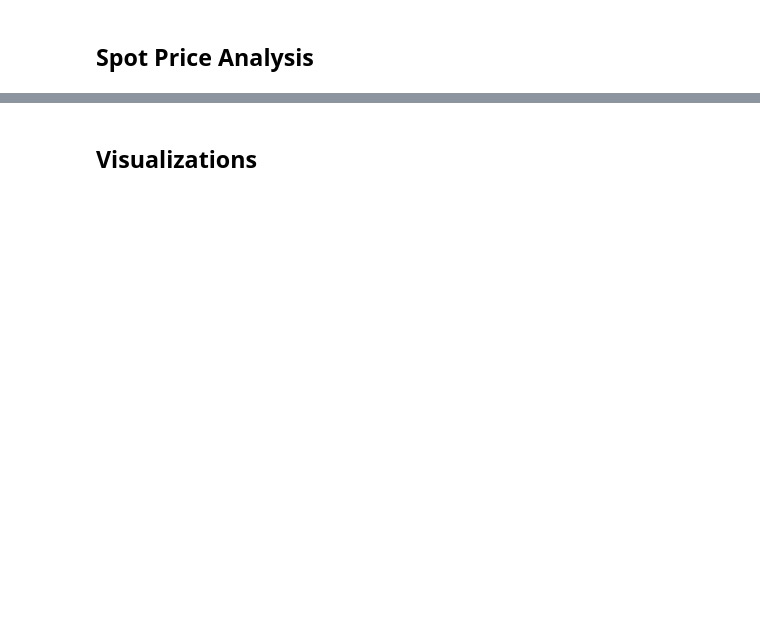
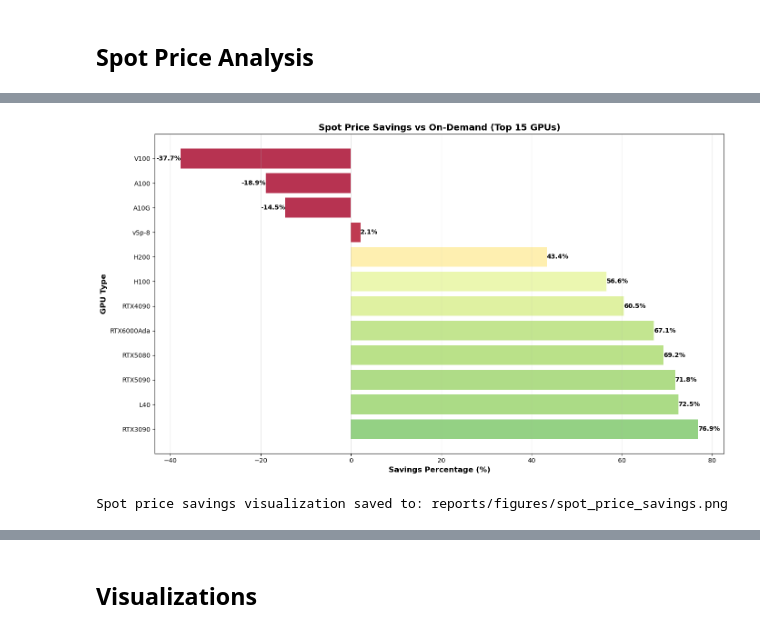
Before and after one commit to alex-hubbard/gpu_price_tracker, a Jupyter notebook: analysis.ipynb, the cells around one changed output, grey strips where cells are left out. Cells and saved outputs as stored; diff of their text form; code cells hidden in the pictures; blank space fills up the shorter version.

```diff
--- a/analysis.ipynb
+++ b/analysis.ipynb
@@ -259 +259,26 @@ print("Spot vs on-demand price comparison saved to: reports/figures/spot_vs_onde
 Spot vs on-demand price comparison saved to: reports/figures/spot_vs_ondemand_prices.png
+# %%
+# Spot Price Savings Percentage
+gpus_with_savings = spot_vs_ondemand[spot_vs_ondemand['Savings %'].notna()].sort_values('Savings %', ascending=False).head(15)
+
+fig, ax = plt.subplots(figsize=(14, 8))
+colors = plt.cm.RdYlGn([savings/100 for savings in gpus_with_savings['Savings %']])
+bars = ax.barh(gpus_with_savings.index, gpus_with_savings['Savings %'], color=colors, alpha=0.8)
+
+ax.set_xlabel('Savings Percentage (%)', fontsize=12, fontweight='bold')
+ax.set_ylabel('GPU Type', fontsize=12, fontweight='bold')
+ax.set_title('Spot Price Savings vs On-Demand (Top 15 GPUs)', fontsize=14, fontweight='bold')
+ax.grid(True, alpha=0.3, axis='x')
+
+# Add value labels
+for i, (idx, savings) in enumerate(gpus_with_savings['Savings %'].items()):
+    ax.text(savings, i, f'{savings:.1f}%',
+           va='center', ha='left' if savings > 0 else 'right', fontsize=10, fontweight='bold')
+
+plt.tight_layout()
+plt.savefig('reports/figures/spot_price_savings.png', dpi=300, bbox_inches='tight')
+plt.show()
+print("Spot price savings visualization saved to: reports/figures/spot_price_savings.png")
+# %% [output]
+[figure, added]
+Spot price savings visualization saved to: reports/figures/spot_price_savings.png
```
Also changed, not shown: parts of 19 cells of this notebook, 1 other file.
